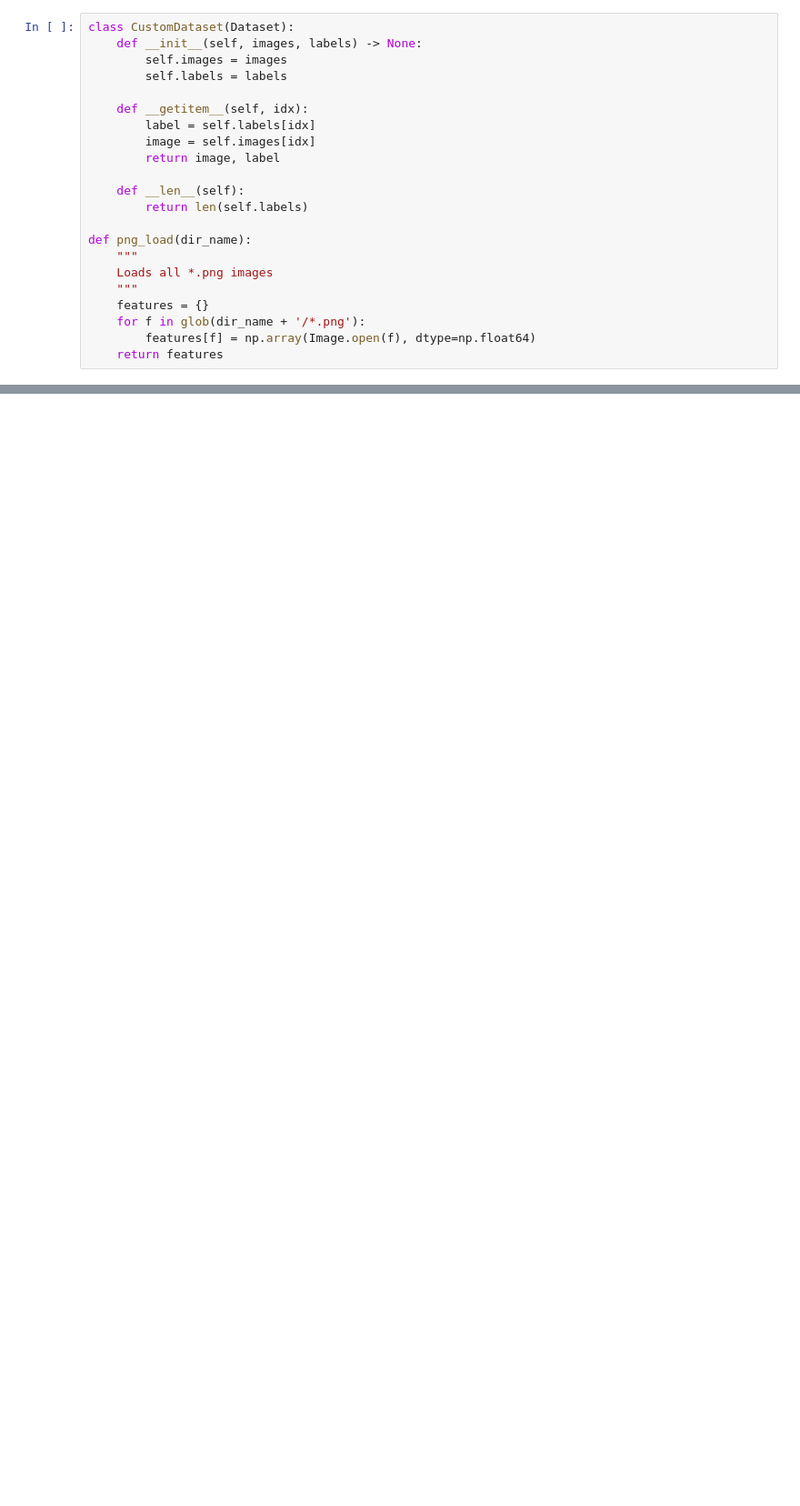
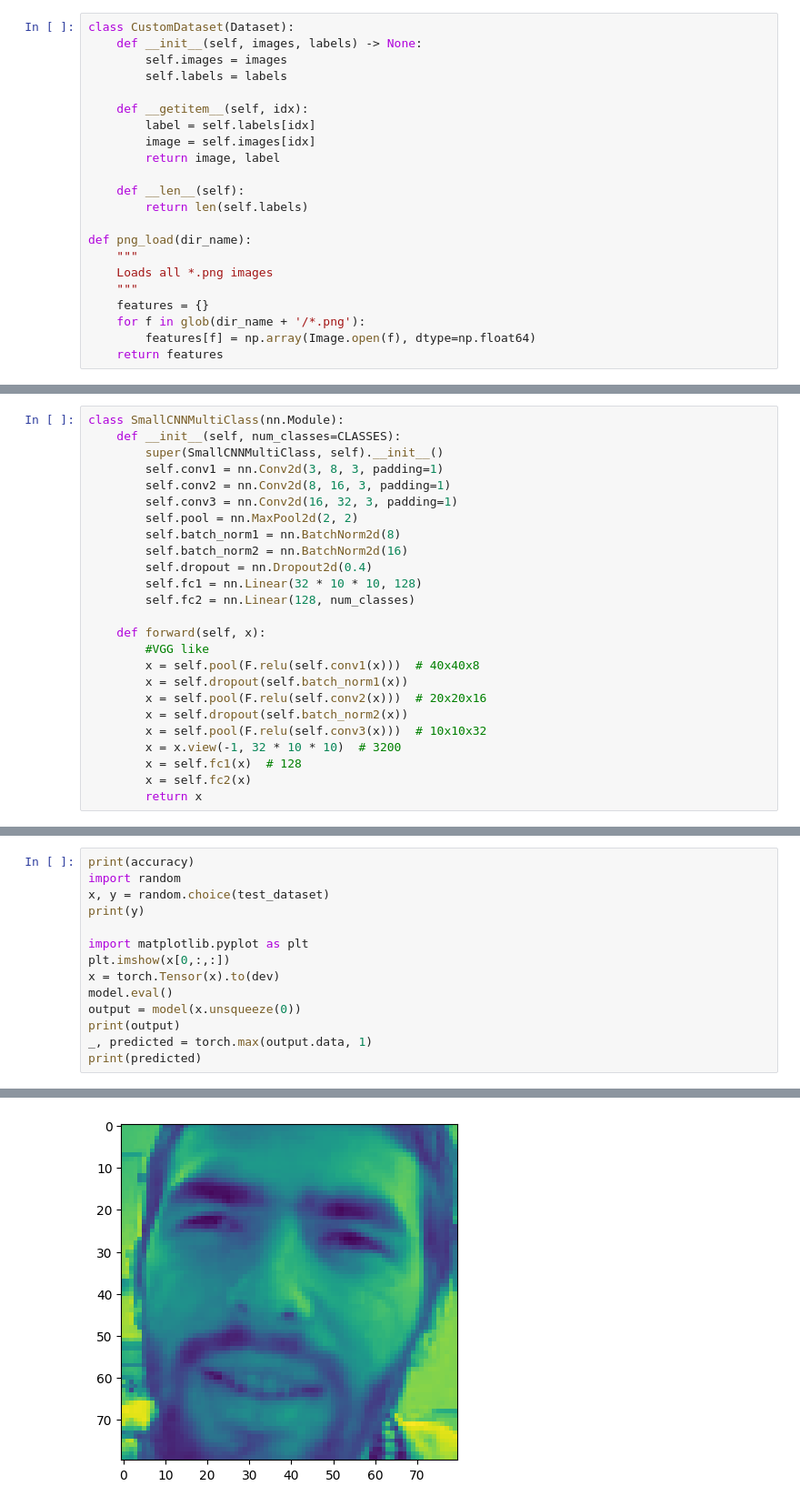
Before and after one commit to laDok8/SUR, a Jupyter notebook: image.ipynb, the cells around one changed output, grey strips where cells are left out. Shown: that part at 91% size. Drawn from its saved outputs; the diff is of its cells as text; blank space fills up the shorter version.

```diff
--- a/image.ipynb
+++ b/image.ipynb
@@ -130 +158,26 @@ optimizer = optim.Adam(model.parameters(), lr=1e-4)
+# %%
+class SmallCNNMultiClass(nn.Module):
+    def __init__(self, num_classes=CLASSES):
+        super(SmallCNNMultiClass, self).__init__()
+        self.conv1 = nn.Conv2d(3, 8, 3, padding=1)
+        self.conv2 = nn.Conv2d(8, 16, 3, padding=1)
+        self.conv3 = nn.Conv2d(16, 32, 3, padding=1)
+        self.pool = nn.MaxPool2d(2, 2)
+        self.batch_norm1 = nn.BatchNorm2d(8)
+        self.batch_norm2 = nn.BatchNorm2d(16)
+        self.dropout = nn.Dropout2d(0.4)
+        self.fc1 = nn.Linear(32 * 10 * 10, 128)
+        self.fc2 = nn.Linear(128, num_classes)
+
+    def forward(self, x):
+        #VGG like
+        x = self.pool(F.relu(self.conv1(x)))  # 40x40x8
+        x = self.dropout(self.batch_norm1(x))
+        x = self.pool(F.relu(self.conv2(x)))  # 20x20x16
+        x = self.dropout(self.batch_norm2(x))
+        x = self.pool(F.relu(self.conv3(x)))  # 10x10x32
+        x = x.view(-1, 32 * 10 * 10)  # 3200
+        x = self.fc1(x)  # 128
+        x = self.fc2(x)
+        return x
 # %%
@@ -158,0 +259,15 @@ for epoch in range(num_epochs):
+# %%
+print(accuracy)
+import random
+x, y = random.choice(test_dataset)
+print(y)
+
+import matplotlib.pyplot as plt
+plt.imshow(x[0,:,:])
+x = torch.Tensor(x).to(dev)
+model.eval()
+output = model(x.unsqueeze(0))
+print(output)
+_, predicted = torch.max(output.data, 1)
+print(predicted)
+# %% [output]
@@ -158,0 +283 @@ for epoch in range(num_epochs):
+[figure, added]
```
Also changed, not shown: parts of 6 cells of this notebook, 1 other file.
